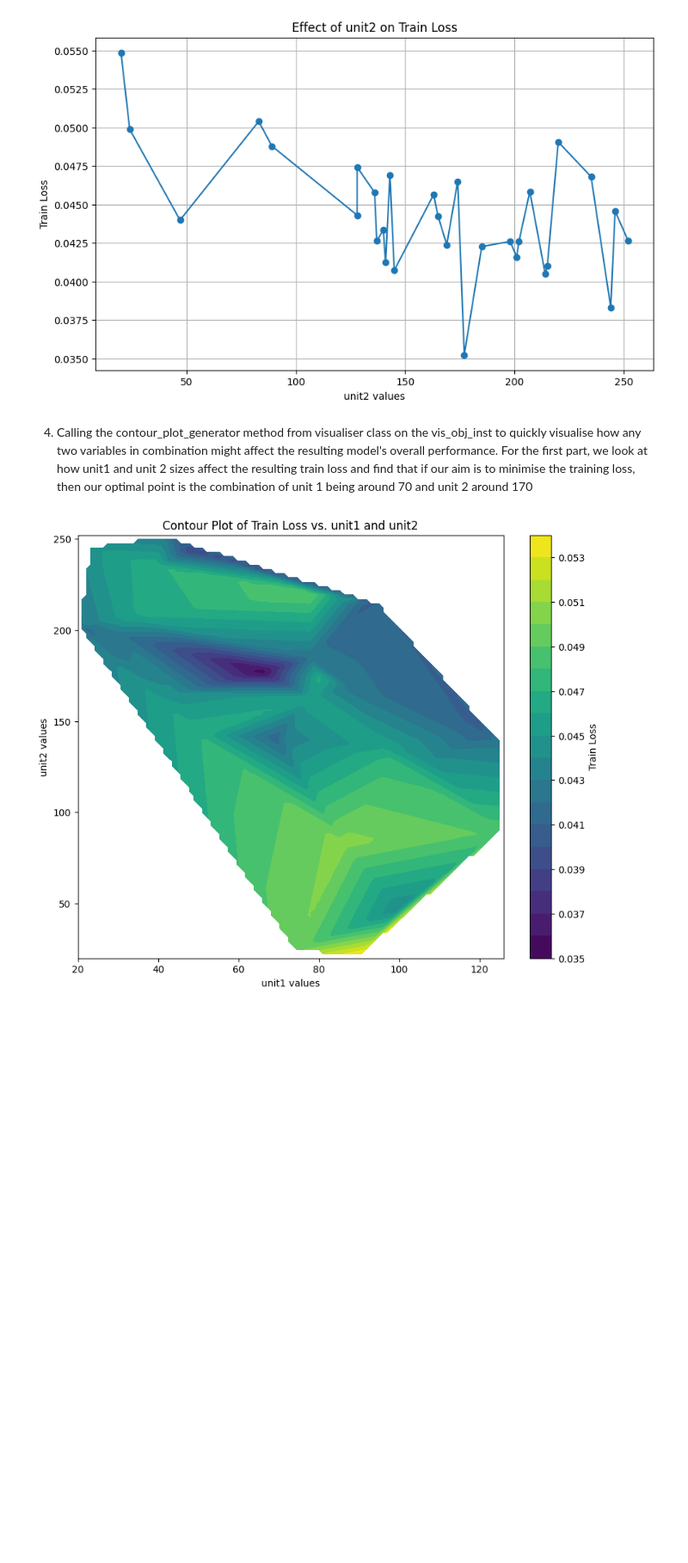
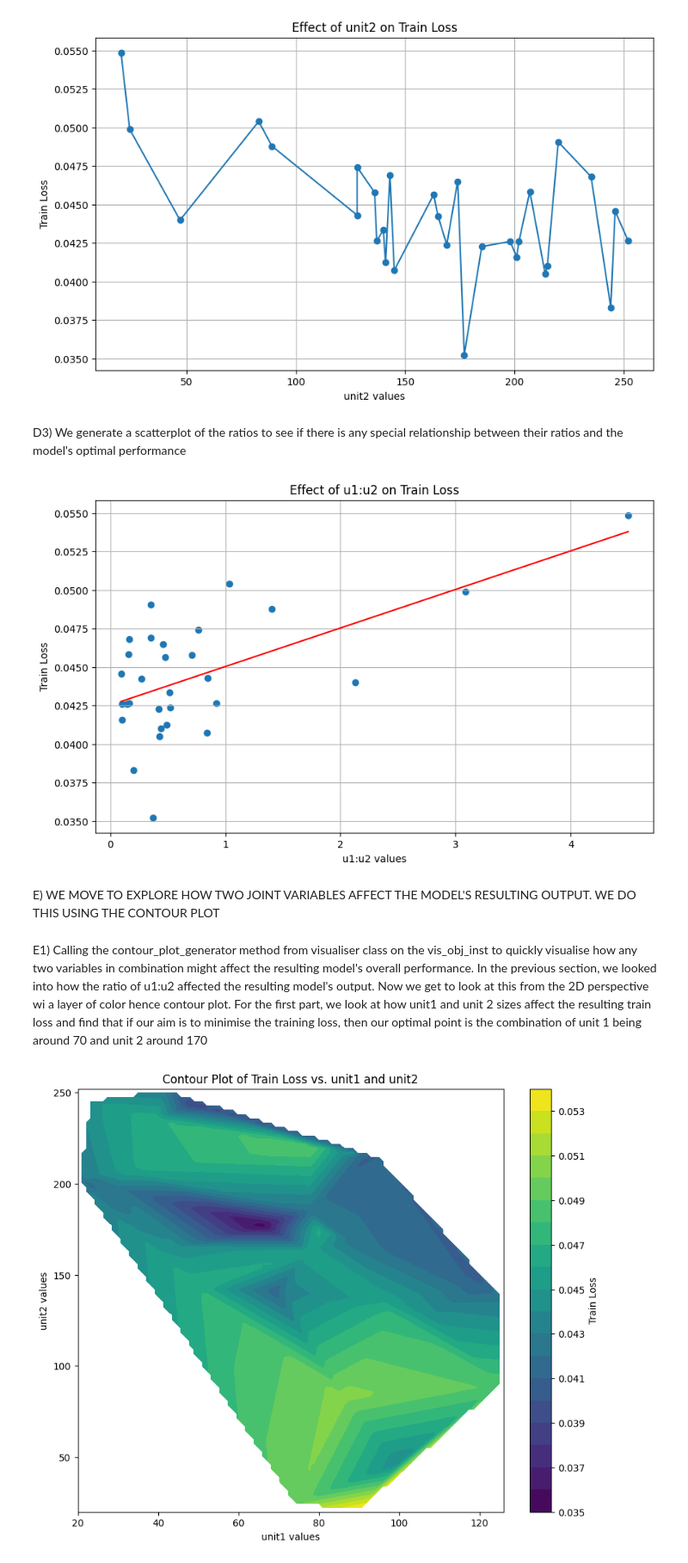
Before and after one commit to sjedidiah4/Project_1, a Jupyter notebook: Publication/Bayesian_Optimisation_2_Layer_Bi_LSTM.ipynb, the cells around one changed output. Shown at 86% size. Drawn from its saved outputs; the diff is of its cells as text; code cells hidden in the pictures; blank space fills up the shorter version.

```diff
--- a/Publication/Bayesian_Optimisation_2_Layer_Bi_LSTM.ipynb
+++ b/Publication/Bayesian_Optimisation_2_Layer_Bi_LSTM.ipynb
@@ -554,8 +628,16 @@ vis_obj_inst.line_plot(col_to_drop, 'unit1', 'Train Loss')
 vis_obj_inst.line_plot(col_to_drop, 'unit2', 'Train Loss')
 # %% [output]
 [figure]
+# %% [markdown]
+D3) We generate a scatterplot of the ratios to see if there is any special relationship between their ratios and the model's optimal performance
+# %%
+vis_obj_inst.scatter_plot(col_to_drop, 'u1:u2', 'Train Loss')
+# %% [output]
+[figure, added]
+# %% [markdown]
+E) WE MOVE TO EXPLORE HOW TWO JOINT VARIABLES AFFECT THE MODEL'S RESULTING OUTPUT. WE DO THIS USING THE CONTOUR PLOT
 # %% [markdown]
-4. Calling the contour_plot_generator method from visualiser class on the vis_obj_inst to quickly visualise how any two variables in combination might affect the resulting model's overall performance. For the first part, we look at how unit1 and unit 2 sizes affect the resulting train loss and find that if our aim is to minimise the training loss, then our optimal point is the combination of unit 1 being around 70 and unit 2 around 170
+E1) Calling the contour_plot_generator method from visualiser class on the vis_obj_inst to quickly visualise how any two variables in combination might affect the resulting model's overall performance. In the previous section, we looked into how the ratio of u1:u2 affected the resulting model's output. Now we get to look at this from the 2D perspective wi a layer of color hence contour plot. For the first part, we look at how unit1 and unit 2 sizes affect the resulting train loss and find that if our aim is to minimise the training loss, then our optimal point is the combination of unit 1 being around 70 and unit 2 around 170
 # %%
 vis_obj_inst.two_D_contour_plot_(col_to_drop, 'unit1', 'unit2', 'Train Loss')
 # %% [output]
```
Also changed, not shown: parts of 11 cells of this notebook, 1 other file.
